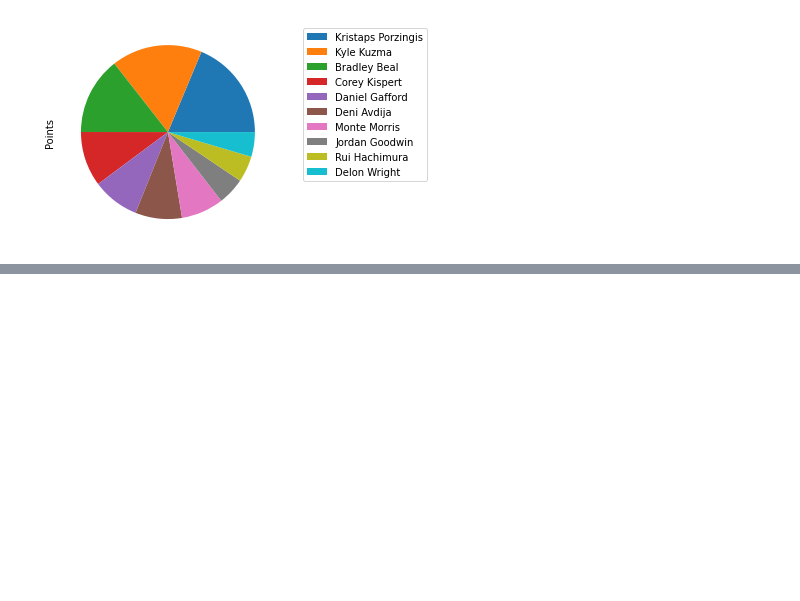
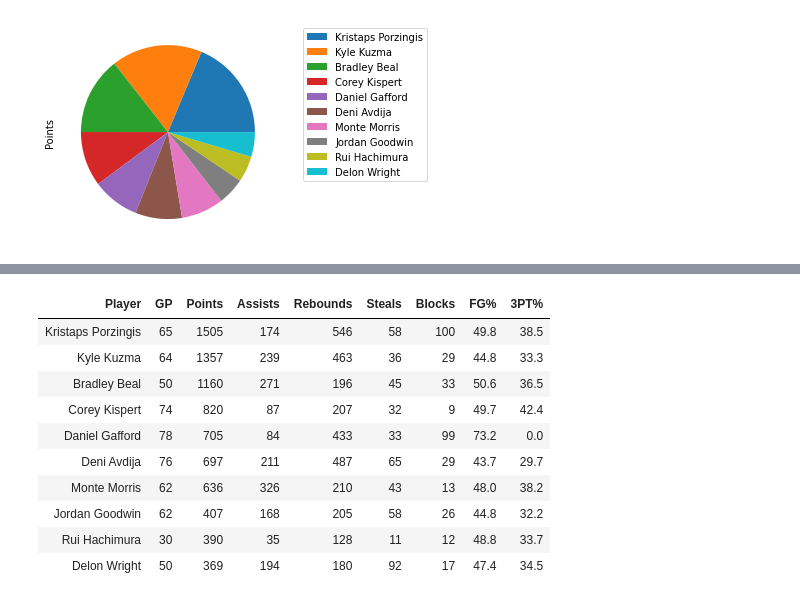
Before and after one commit to rayrayshams/Tri-3, a Jupyter notebook: _notebooks/2023-5-18-TestingCSVFiles.ipynb, the cells around one changed output, grey strips where cells are left out. Saved outputs shown, nothing was run; the diff lists cells and outputs as text; code cells hidden in the pictures; blank space fills up the shorter version.

Commit message:
using table like html

```diff
--- a/_notebooks/2023-5-18-TestingCSVFiles.ipynb
+++ b/_notebooks/2023-5-18-TestingCSVFiles.ipynb
@@ -1502,0 +1527,19 @@ ax.get_legend().set_bbox_to_anchor((1.1, 1))
+# %%
+import pandas as pd
+from IPython.display import display, HTML
+
+data = pd.read_csv('files/wizards.csv')
+
+display(HTML(data.to_html(index=False)))
+# %% [output]
+| Player | GP | Points | Assists | Rebounds | Steals | Blocks | FG% | 3PT% |
+| Kristaps Porzingis | 65 | 1505 | 174 | 546 | 58 | 100 | 49.8 | 38.5 |
+| Kyle Kuzma | 64 | 1357 | 239 | 463 | 36 | 29 | 44.8 | 33.3 |
+| Bradley Beal | 50 | 1160 | 271 | 196 | 45 | 33 | 50.6 | 36.5 |
+| Corey Kispert | 74 | 820 | 87 | 207 | 32 | 9 | 49.7 | 42.4 |
+| Daniel Gafford | 78 | 705 | 84 | 433 | 33 | 99 | 73.2 | 0.0 |
+| Deni Avdija | 76 | 697 | 211 | 487 | 65 | 29 | 43.7 | 29.7 |
+| Monte Morris | 62 | 636 | 326 | 210 | 43 | 13 | 48.0 | 38.2 |
+| Jordan Goodwin | 62 | 407 | 168 | 205 | 58 | 26 | 44.8 | 32.2 |
+| Rui Hachimura | 30 | 390 | 35 | 128 | 11 | 12 | 48.8 | 33.7 |
+| Delon Wright | 50 | 369 | 194 | 180 | 92 | 17 | 47.4 | 34.5 |
```
Also changed, not shown: parts of 1 cell of this notebook.
